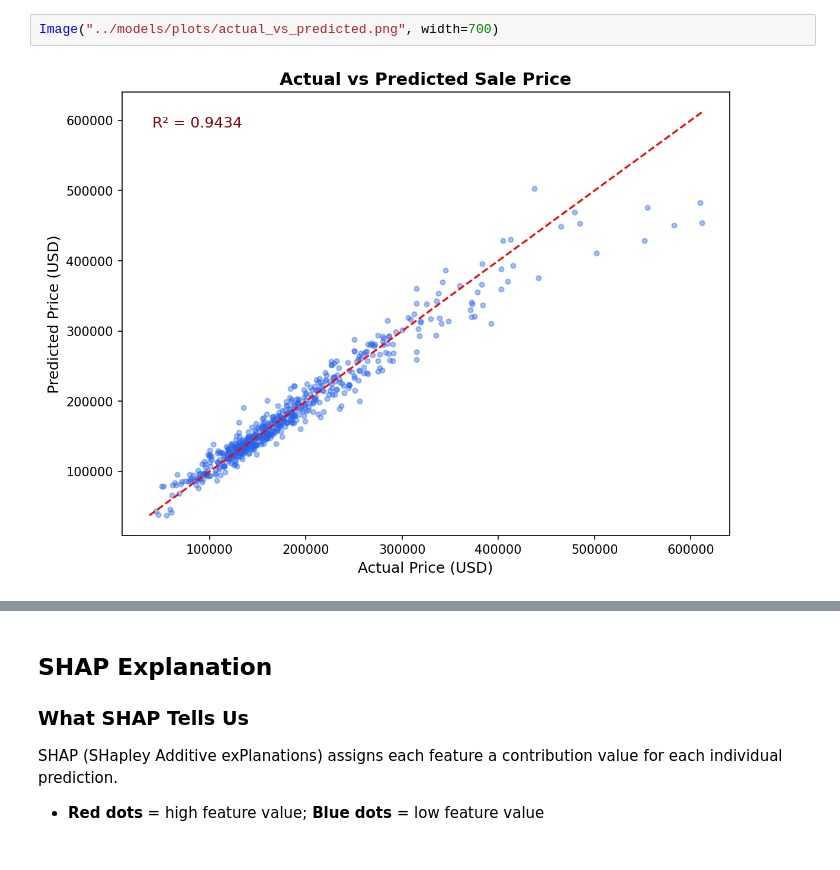
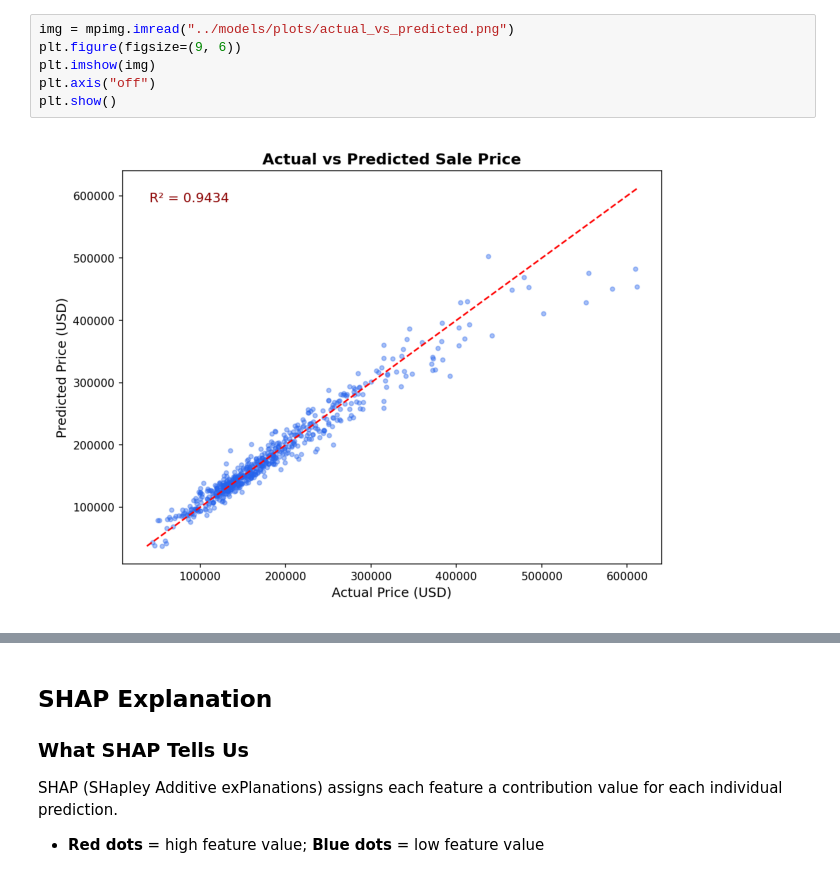
Before and after one commit to smebad/realtyiq, a Jupyter notebook: notebooks/03_model_training.ipynb, the cells around one changed output, grey strips where cells are left out. Drawn from its saved outputs; the diff is of its cells as text.

```diff
--- a/notebooks/03_model_training.ipynb
+++ b/notebooks/03_model_training.ipynb
@@ -95,5 +84,9 @@ Image("../models/plots/shap_summary.png", width=800)
 # %%
-Image("../models/plots/actual_vs_predicted.png", width=700)
+img = mpimg.imread("../models/plots/actual_vs_predicted.png")
+plt.figure(figsize=(9, 6))
+plt.imshow(img)
+plt.axis("off")
+plt.show()
 # %% [output]
-[figure, old version]
+[figure, new version]
 # %% [markdown]
```
Also changed, not shown: parts of 9 cells of this notebook.
